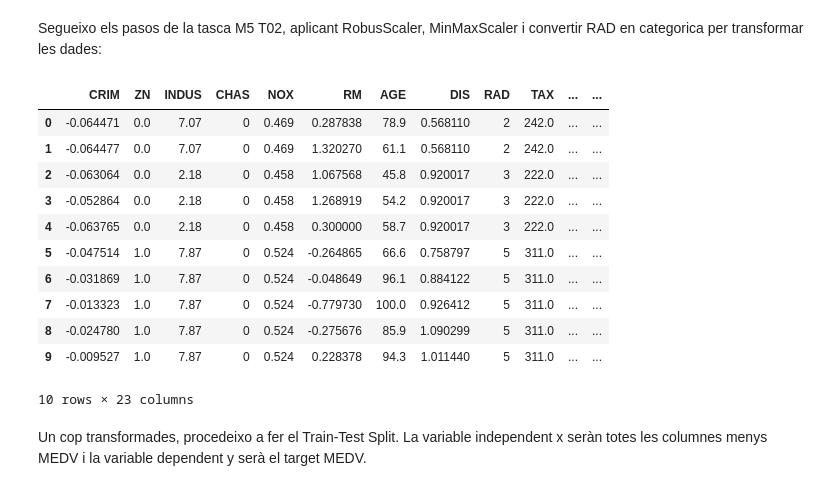
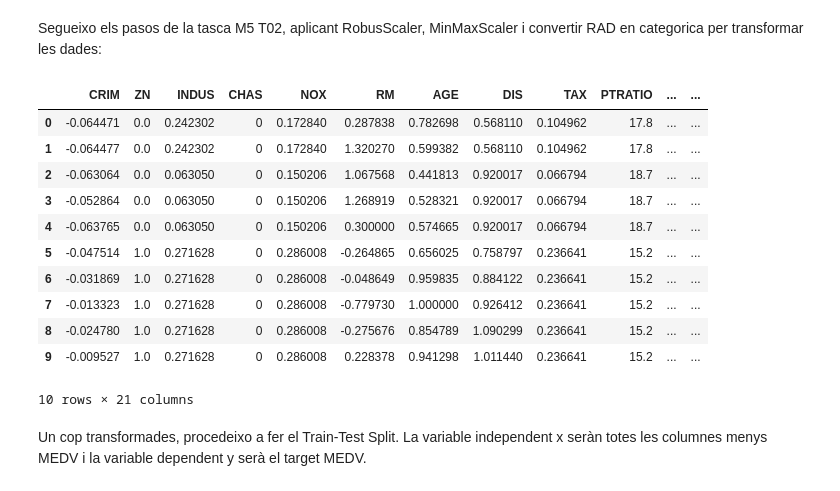
Before and after one commit to juliacasadevalldiaz/ML_regressions, a Jupyter notebook: Tasca M6 T01.ipynb, the cells around one changed output. Saved outputs shown, nothing was run; the diff lists cells and outputs as text; code cells hidden in the pictures.

```diff
--- a/Tasca M6 T01.ipynb
+++ b/Tasca M6 T01.ipynb
@@ -99,20 +99,3 @@ Segueixo els pasos de la tasca M5 T02, aplicant  RobusScaler, MinMaxScaler i con
 # %%
 from sklearn import preprocessing
 data[["CRIM", "ZN", "RM", "DIS", "B", "LSTAT"]]=preprocessing.RobustScaler().fit_transform(data[["CRIM", "ZN", "RM", "DIS", "B", "LSTAT"]])
-# %%
-dummies = pd.get_dummies(data["RAD"], prefix="RAD")
-data = pd.concat([data, dummies], axis=1)
-data.head(10)
-# %% [output]
-|  | CRIM | ZN | INDUS | CHAS | NOX | RM | AGE | DIS | RAD | TAX | ... | ... |
-| 0 | -0.064471 | 0.0 | 7.07 | 0 | 0.469 | 0.287838 | 78.9 | 0.568110 | 2 | 242.0 | ... | ... |
-| 1 | -0.064477 | 0.0 | 7.07 | 0 | 0.469 | 1.320270 | 61.1 | 0.568110 | 2 | 242.0 | ... | ... |
-| 2 | -0.063064 | 0.0 | 2.18 | 0 | 0.458 | 1.067568 | 45.8 | 0.920017 | 3 | 222.0 | ... | ... |
-| 3 | -0.052864 | 0.0 | 2.18 | 0 | 0.458 | 1.268919 | 54.2 | 0.920017 | 3 | 222.0 | ... | ... |
-| 4 | -0.063765 | 0.0 | 2.18 | 0 | 0.458 | 0.300000 | 58.7 | 0.920017 | 3 | 222.0 | ... | ... |
-| 5 | -0.047514 | 1.0 | 7.87 | 0 | 0.524 | -0.264865 | 66.6 | 0.758797 | 5 | 311.0 | ... | ... |
-| 6 | -0.031869 | 1.0 | 7.87 | 0 | 0.524 | -0.048649 | 96.1 | 0.884122 | 5 | 311.0 | ... | ... |
-| 7 | -0.013323 | 1.0 | 7.87 | 0 | 0.524 | -0.779730 | 100.0 | 0.926412 | 5 | 311.0 | ... | ... |
-| 8 | -0.024780 | 1.0 | 7.87 | 0 | 0.524 | -0.275676 | 85.9 | 1.090299 | 5 | 311.0 | ... | ... |
-| 9 | -0.009527 | 1.0 | 7.87 | 0 | 0.524 | 0.228378 | 94.3 | 1.011440 | 5 | 311.0 | ... | ... |
-10 rows × 23 columns
@@ -121,3 +102,33 @@ data[["INDUS","NOX","AGE","RAD","TAX"]]=preprocessing.MinMaxScaler().fit_transfo
+# %%
+from sklearn.preprocessing import MinMaxScaler
+
+# Escalo les variables numériques
+scaler = MinMaxScaler()
+data[["INDUS", "NOX", "AGE", "RAD", "TAX"]] = scaler.fit_transform(data[["INDUS", "NOX", "AGE", "RAD", "TAX"]])
+
+# Creo variables dummy per a la columna "RAD"
+dummies = pd.get_dummies(data["RAD"], prefix="RAD", drop_first=True) # Afegeixo drop_first=True per evitar la multicolinealitat
+
+# Elimino la columna original "RAD"
+data.drop("RAD", axis=1, inplace=True)
+
+# Concateno les variables dummy al conjunt de dades
+data = pd.concat([data, dummies], axis=1)
+
+data.head(10)
+# %% [output]
+|  | CRIM | ZN | INDUS | CHAS | NOX | RM | AGE | DIS | TAX | PTRATIO | ... | ... |
+| 0 | -0.064471 | 0.0 | 0.242302 | 0 | 0.172840 | 0.287838 | 0.782698 | 0.568110 | 0.104962 | 17.8 | ... | ... |
+| 1 | -0.064477 | 0.0 | 0.242302 | 0 | 0.172840 | 1.320270 | 0.599382 | 0.568110 | 0.104962 | 17.8 | ... | ... |
+| 2 | -0.063064 | 0.0 | 0.063050 | 0 | 0.150206 | 1.067568 | 0.441813 | 0.920017 | 0.066794 | 18.7 | ... | ... |
+| 3 | -0.052864 | 0.0 | 0.063050 | 0 | 0.150206 | 1.268919 | 0.528321 | 0.920017 | 0.066794 | 18.7 | ... | ... |
+| 4 | -0.063765 | 0.0 | 0.063050 | 0 | 0.150206 | 0.300000 | 0.574665 | 0.920017 | 0.066794 | 18.7 | ... | ... |
+| 5 | -0.047514 | 1.0 | 0.271628 | 0 | 0.286008 | -0.264865 | 0.656025 | 0.758797 | 0.236641 | 15.2 | ... | ... |
+| 6 | -0.031869 | 1.0 | 0.271628 | 0 | 0.286008 | -0.048649 | 0.959835 | 0.884122 | 0.236641 | 15.2 | ... | ... |
+| 7 | -0.013323 | 1.0 | 0.271628 | 0 | 0.286008 | -0.779730 | 1.000000 | 0.926412 | 0.236641 | 15.2 | ... | ... |
+| 8 | -0.024780 | 1.0 | 0.271628 | 0 | 0.286008 | -0.275676 | 0.854789 | 1.090299 | 0.236641 | 15.2 | ... | ... |
+| 9 | -0.009527 | 1.0 | 0.271628 | 0 | 0.286008 | 0.228378 | 0.941298 | 1.011440 | 0.236641 | 15.2 | ... | ... |
+10 rows × 21 columns
 # %% [markdown]
 Un cop transformades, procedeixo a fer el Train-Test Split. La variable independent x seràn totes les columnes menys MEDV i la variable dependent y serà el target MEDV.
 # %%
```
Also changed, not shown: parts of 29 cells of this notebook.
